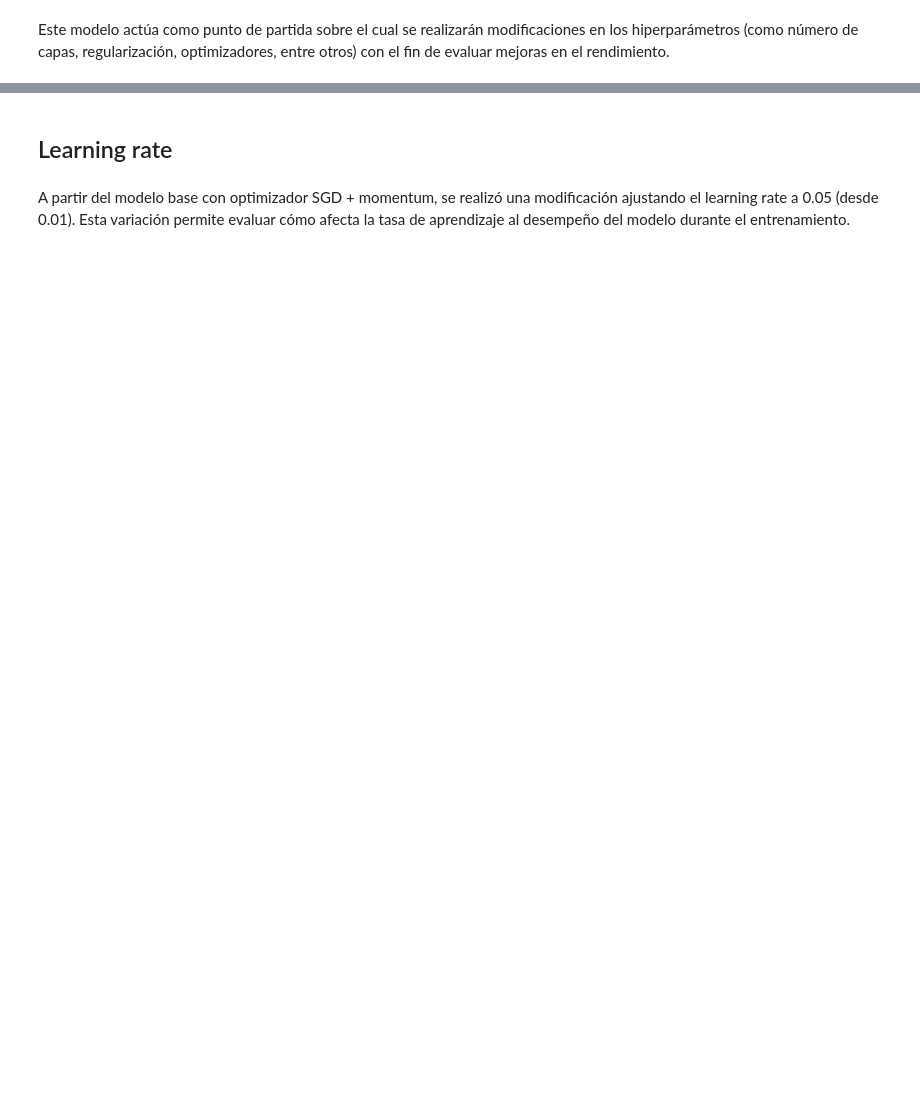
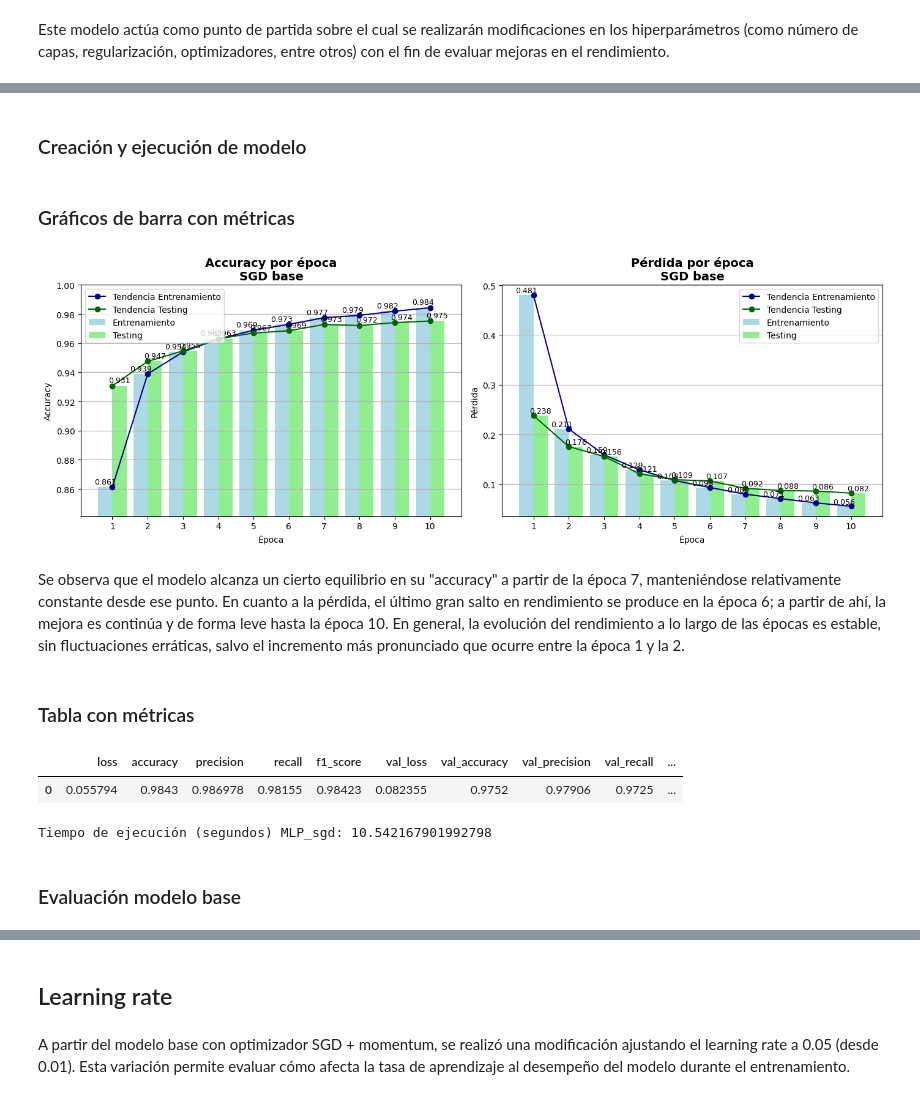
Before and after one commit to JuanZweifel/deep-learning-2025, a Jupyter notebook: DLY0100_Entrega_1_Equipo_2.ipynb, the cells around one changed output, grey strips where cells are left out. Saved outputs shown, nothing was run; the diff lists cells and outputs as text; code cells hidden in the pictures; blank space fills up the shorter version.

```diff
--- a/DLY0100_Entrega_1_Equipo_2.ipynb
+++ b/DLY0100_Entrega_1_Equipo_2.ipynb
@@ -353,6 +430,8 @@ Este modelo actúa como punto de partida sobre el cual se realizarán modificaci
 # %%
 # Lista de historiales de los modelos SGD + Momentum
 hist_models = []
+# %% [markdown]
+### Creación y ejecución de modelo
 # %%
 # Setea los seed para números random
 
@@ -392,0 +472,27 @@ red_sgd.save("red_sgd.keras")
+# %% [markdown]
+### Gráficos de barra con métricas
+# %%
+fig, axes = plt.subplots(1, 2, figsize=(14, 5))
+
+plot_accuracy_bars(hist_sgd, sub_titulo="SGD base", ax=axes[0])
+plot_loss_bars(hist_sgd, sub_titulo="SGD base", ax=axes[1])
+
+plt.tight_layout()
+plt.show()
+# %% [output]
+[figure, added]
+# %% [markdown]
+Se observa que el modelo alcanza un cierto equilibrio en su "accuracy" a partir de la época 7, manteniéndose relativamente constante desde ese punto. En cuanto a la pérdida, el último gran salto en rendimiento se produce en la época 6; a partir de ahí, la mejora es continúa y de forma leve hasta la época 10. En general, la evolución del rendimiento a lo largo de las épocas es estable, sin fluctuaciones erráticas, salvo el incremento más pronunciado que ocurre entre la época 1 y la 2.
+# %% [markdown]
+### Tabla con métricas
+# %%
+generate_metrics_table_from_histories(hist_sgd)
+# %% [output]
+|  | loss | accuracy | precision | recall | f1_score | val_loss | val_accuracy | val_precision | val_recall | ... |
+| 0 | 0.055794 | 0.9843 | 0.986978 | 0.98155 | 0.98423 | 0.082355 | 0.9752 | 0.97906 | 0.9725 | ... |
+# %%
+print(f"Tiempo de ejecución (segundos) MLP_sgd: {time_sgd}")
+# %% [output]
+Tiempo de ejecución (segundos) MLP_sgd: 10.542167901992798
+# %% [markdown]
+### Evaluación modelo base
```
Also changed, not shown: parts of 236 cells of this notebook, 12 other files.
